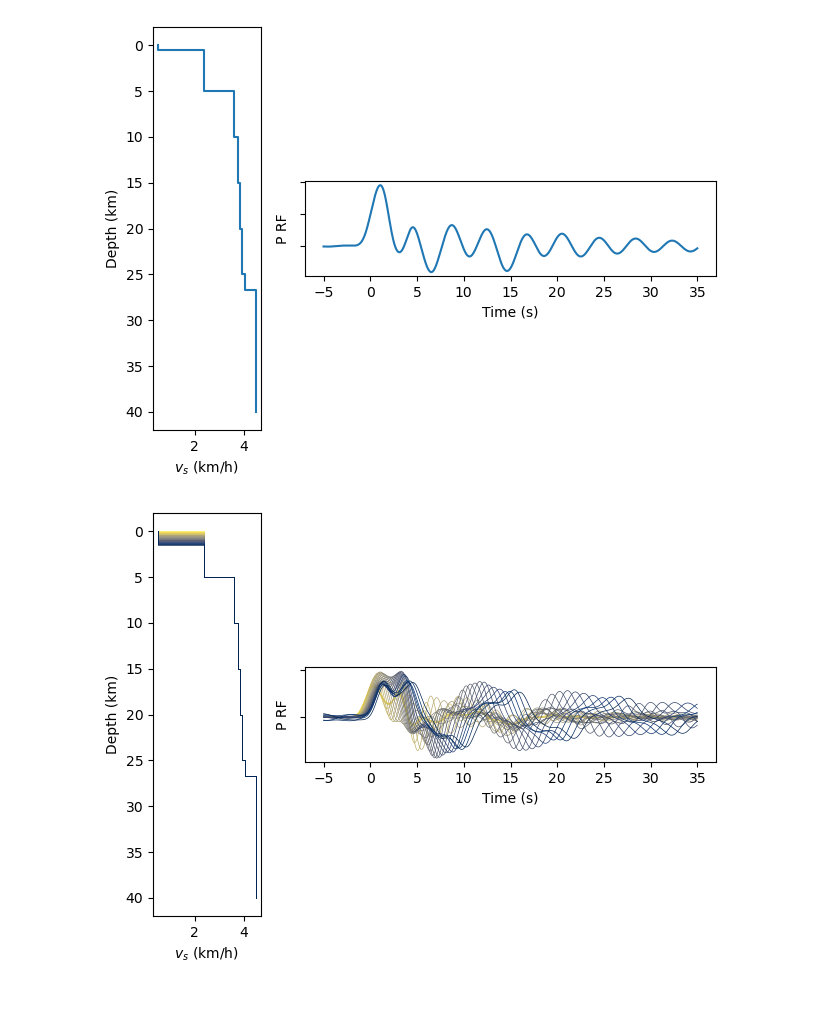
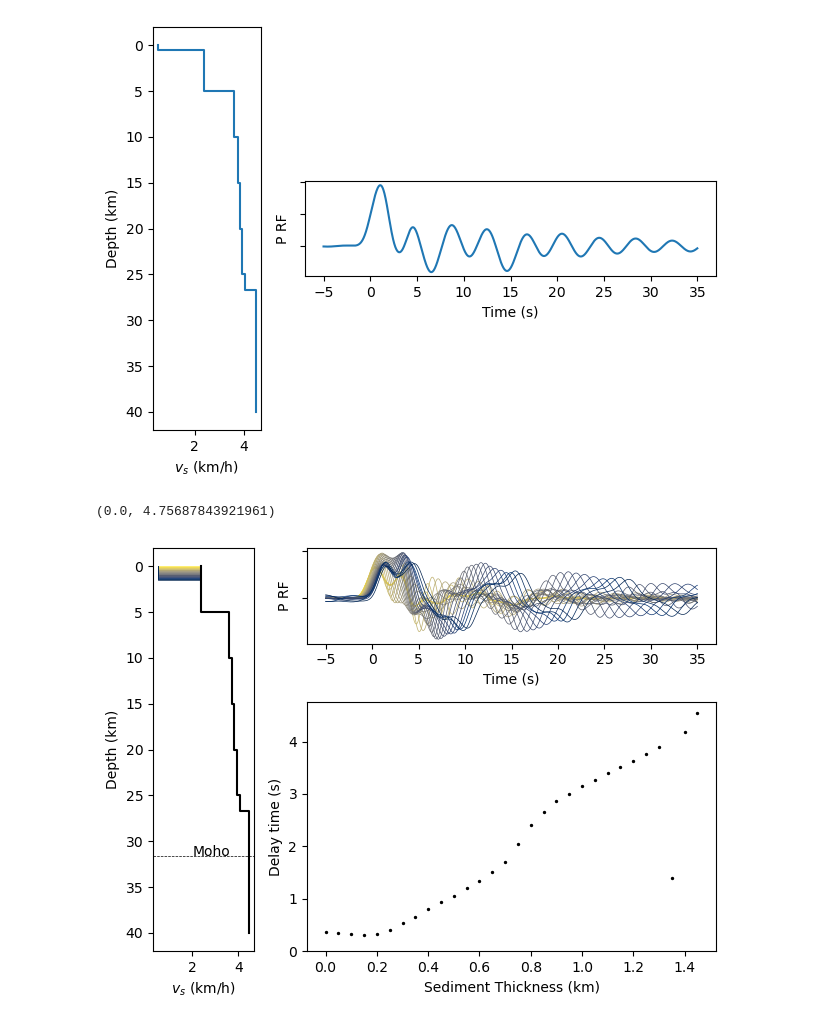
Before and after one commit to auggiemarignier/AusSedThick, a Jupyter notebook: aussedthickrf/forward_modelling.ipynb, the cells around one changed output. Drawn from its saved outputs; the diff is of its cells as text; code cells hidden in the pictures.

Commit message:
plot ausrrem

```diff
--- a/aussedthickrf/forward_modelling.ipynb
+++ b/aussedthickrf/forward_modelling.ipynb
@@ -18,15 +18,23 @@ sampling_rate = 50  # Hz
 x = np.linspace(start, stop, duration * sampling_rate)
 rfdata = SynthObs.return_rfdata(h, vs, vpvs=vpvs, x=x)
 # %%
-def plot_1d_profile(layer_thicks, layer_velocities, ax=None):
-    if ax is None:
-        ax = plt.axes()
+def layers_to_points(layer_thicks, layer_velocities):
+    """
+    Converts thicknesses to depths
+    Repeats arrays for plotting purposes
+    """
     layer_depths = np.cumsum(layer_thicks)
     layer_depths = np.concatenate(([0], layer_depths))
     if layer_depths[-1] == layer_depths[-2]:  # thickness of last layer was 0
         layer_depths[-1] += 10  # pad for the mantle
     z = np.repeat(layer_depths, 2)[1:-1]
     vs = np.repeat(layer_velocities, 2)
+    return z, vs
+
+def plot_1d_profile(layer_thicks, layer_velocities, ax=None):
+    if ax is None:
+        ax = plt.axes()
+    z, vs = layers_to_points(layer_thicks, layer_velocities)
     ax.plot(vs, z)
     ax.invert_yaxis()
     ax.set_xlabel("$v_s$ (km/h)")
@@ -98,28 +106,42 @@ plot_synthetic(h, vs, rfdata)
 # %%
 fig = plt.figure(layout="tight")
 gs = GridSpec(3, 4, figure=fig)
 model_ax = fig.add_subplot(gs[:, 0])
+z, vs = layers_to_points(ausrem_h, ausrem_vs)
+model_ax.plot(vs, z, "k", zorder=100)
+model_ax.axhline(moho, c="k", linestyle="--", linewidth=0.5)
+model_ax.text(2, moho, "Moho")
 model_ax.invert_yaxis()
 model_ax.set_xlabel("$v_s$ (km/h)")
 model_ax.set_ylabel("Depth (km)")
-rf_ax = fig.add_subplot(gs[1, 1:])
+
+rf_ax = fig.add_subplot(gs[0, 1:])
 rf_ax.set_xlabel("Time (s)")
 rf_ax.set_ylabel("P RF")
 rf_ax.set_yticklabels([])
 
+delays_ax = fig.add_subplot(gs[1:, 1:])
+delays_ax.set_xlabel("Sediment Thickness (km)")
+delays_ax.set_ylabel("Delay time (s)")
+
+delays = []
 sed_thicks = np.arange(1.5, step=0.05)
 cmap = cm.cividis_r(np.linspace(0, 1, len(sed_thicks)))
 for i, sed_thick in enumerate(sed_thicks):
     h, vs = add_sediment_layer(ausrem_h, ausrem_vs, sed_thick)
     rfdata = SynthObs.return_rfdata(h, vs, vpvs=vpvs, x=x)
 
     layer_depths = np.cumsum(h)
     layer_depths = np.concatenate(([0], layer_depths))
-    if layer_depths[-1] == layer_depths[-2]:  # thickness of last layer was 0
-        layer_depths[-1] += 10  # pad for the mantle
     z = np.repeat(layer_depths, 2)[1:-1]
     vs = np.repeat(vs, 2)
     model_ax.plot(vs, z, c=cmap[i], linewidth=0.5)
-    rf_ax.plot(rfdata["prf"][0], rfdata["prf"][1], c=cmap[i], linewidth=0.5)
+    rf_ax.plot(x, rfdata["prf"][1], c=cmap[i], linewidth=0.5)
+
+    delays.append(x[np.argmax(rfdata["prf"][1])])
+
+delays_ax.scatter(sed_thicks, delays, s=2, c="k")
+delays_ax.set_ylim(bottom=0)
 # %% [output]
+(0.0, 4.75687843921961)
-[figure, old version]
+[figure, new version]
```
